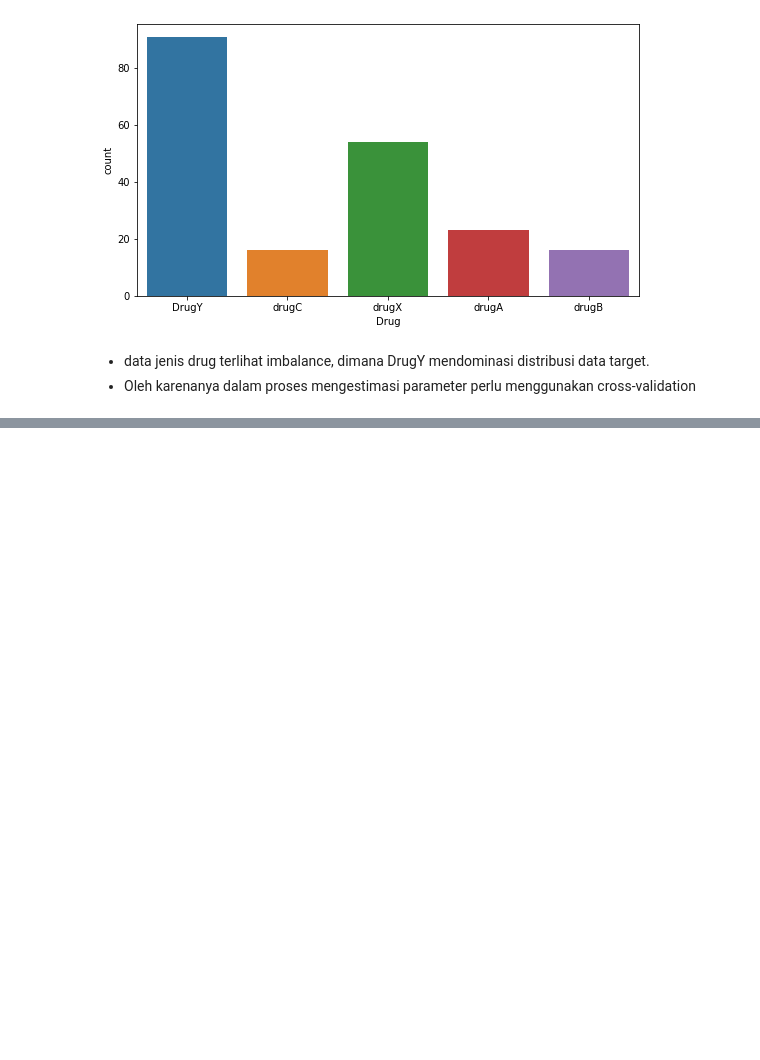
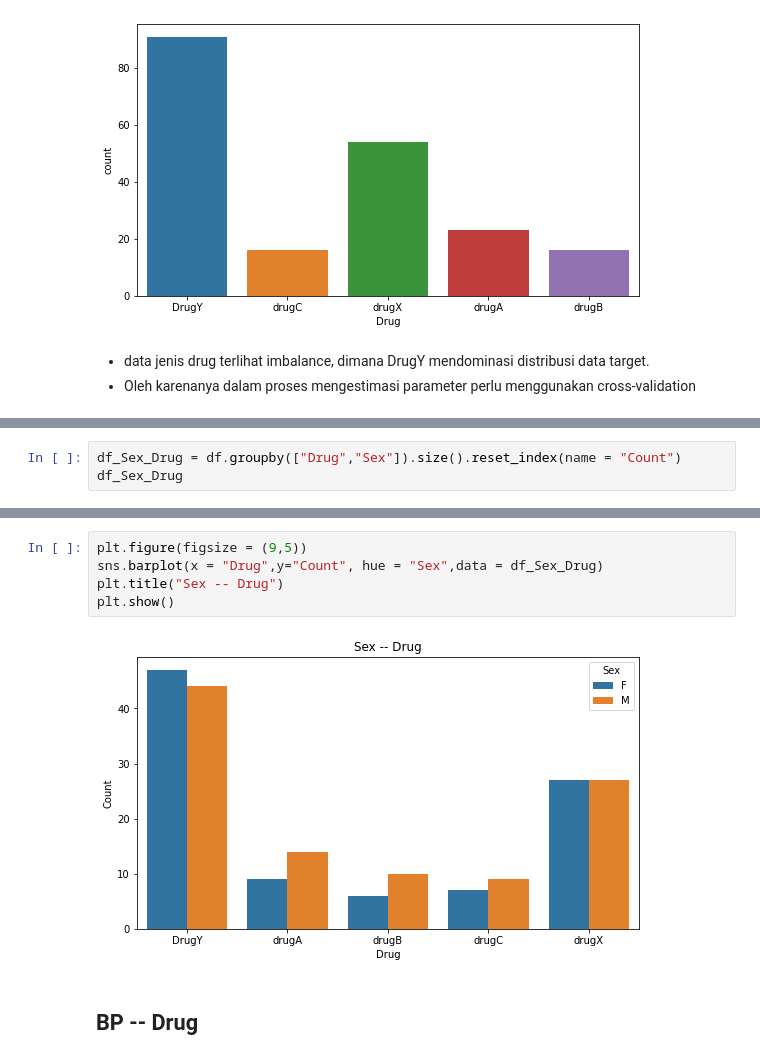
Before and after one commit to elhafizh/ai-drug-prediction, a Jupyter notebook: drug-classification.ipynb, the cells around one changed output, grey strips where cells are left out. Saved outputs shown, nothing was run; the diff lists cells and outputs as text; blank space fills up the shorter version.

```diff
--- a/drug-classification.ipynb
+++ b/drug-classification.ipynb
@@ -172,0 +216,3 @@ plt.show()
+# %%
+df_Sex_Drug = df.groupby(["Drug","Sex"]).size().reset_index(name = "Count")
+df_Sex_Drug
@@ -172,0 +231,9 @@ plt.show()
+# %%
+plt.figure(figsize = (9,5))
+sns.barplot(x = "Drug",y="Count", hue = "Sex",data = df_Sex_Drug)
+plt.title("Sex -- Drug")
+plt.show()
+# %% [output]
+[figure, added]
+# %% [markdown]
+## BP -- Drug
```
Also changed, not shown: parts of 44 cells of this notebook, 2 other files.
